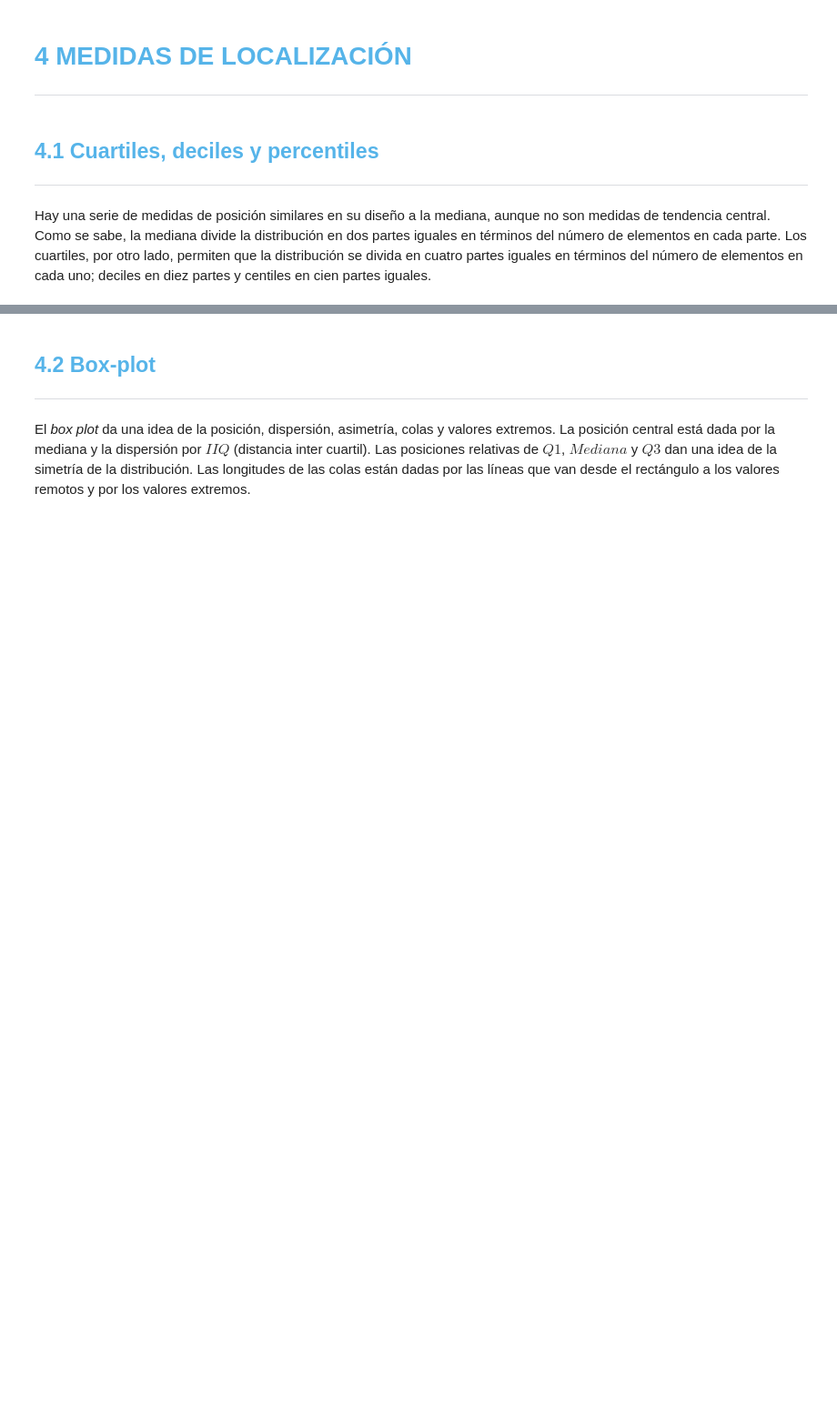
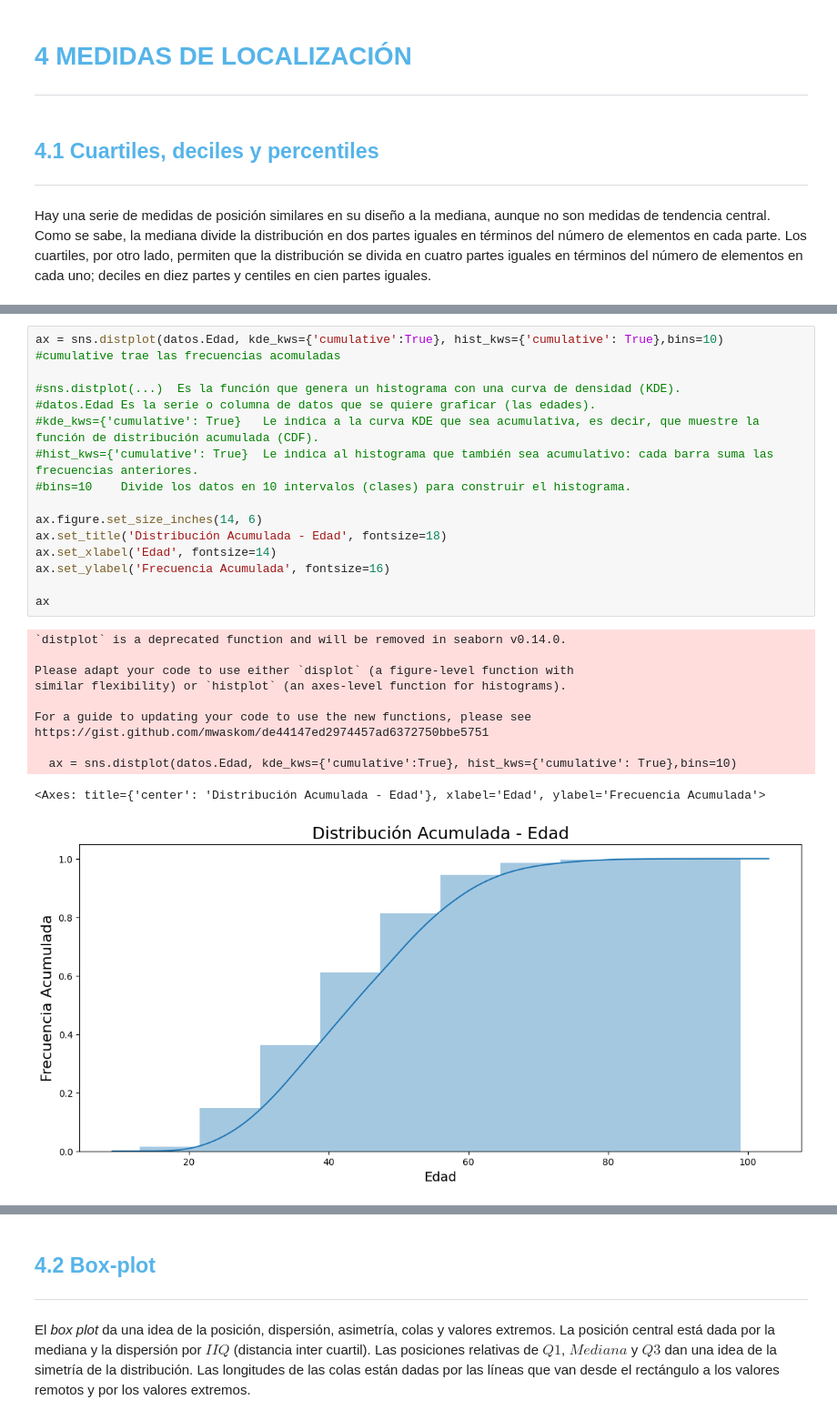
Before and after one commit to Starleen1996/Amigo_Secreto, a Jupyter notebook: Curso_de_Estadística_con_Python_1.ipynb, the cells around one changed output, grey strips where cells are left out. Shown at 91% size. Saved outputs shown, nothing was run; the diff lists cells and outputs as text; blank space fills up the shorter version.

```diff
--- a/Curso_de_Estadística_con_Python_1.ipynb
+++ b/Curso_de_Estadística_con_Python_1.ipynb
@@ -1063,0 +1114,27 @@ Hay una serie de medidas de posición similares en su diseño a la mediana, aunq
+# %%
+ax = sns.distplot(datos.Edad, kde_kws={'cumulative':True}, hist_kws={'cumulative': True},bins=10) #cumulative trae las frecuencias acomuladas
+
+#sns.distplot(...)	Es la función que genera un histograma con una curva de densidad (KDE).
+#datos.Edad	Es la serie o columna de datos que se quiere graficar (las edades).
+#kde_kws={'cumulative': True}	Le indica a la curva KDE que sea acumulativa, es decir, que muestre la función de distribución acumulada (CDF).
+#hist_kws={'cumulative': True}	Le indica al histograma que también sea acumulativo: cada barra suma las frecuencias anteriores.
+#bins=10	Divide los datos en 10 intervalos (clases) para construir el histograma.
+
+ax.figure.set_size_inches(14, 6)
+ax.set_title('Distribución Acumulada - Edad', fontsize=18)
+ax.set_xlabel('Edad', fontsize=14)
+ax.set_ylabel('Frecuencia Acumulada', fontsize=16)
+
+ax
+# %% [output]
+`distplot` is a deprecated function and will be removed in seaborn v0.14.0.
+
+Please adapt your code to use either `displot` (a figure-level function with
+similar flexibility) or `histplot` (an axes-level function for histograms).
+
+For a guide to updating your code to use the new functions, please see
+https://gist.github.com/mwaskom/de44147ed2974457ad6372750bbe5751
+
+  ax = sns.distplot(datos.Edad, kde_kws={'cumulative':True}, hist_kws={'cumulative': True},bins=10)
+<Axes: title={'center': 'Distribución Acumulada - Edad'}, xlabel='Edad', ylabel='Frecuencia Acumulada'>
+[figure, added]
```
Also changed, not shown: parts of 11 cells of this notebook.
